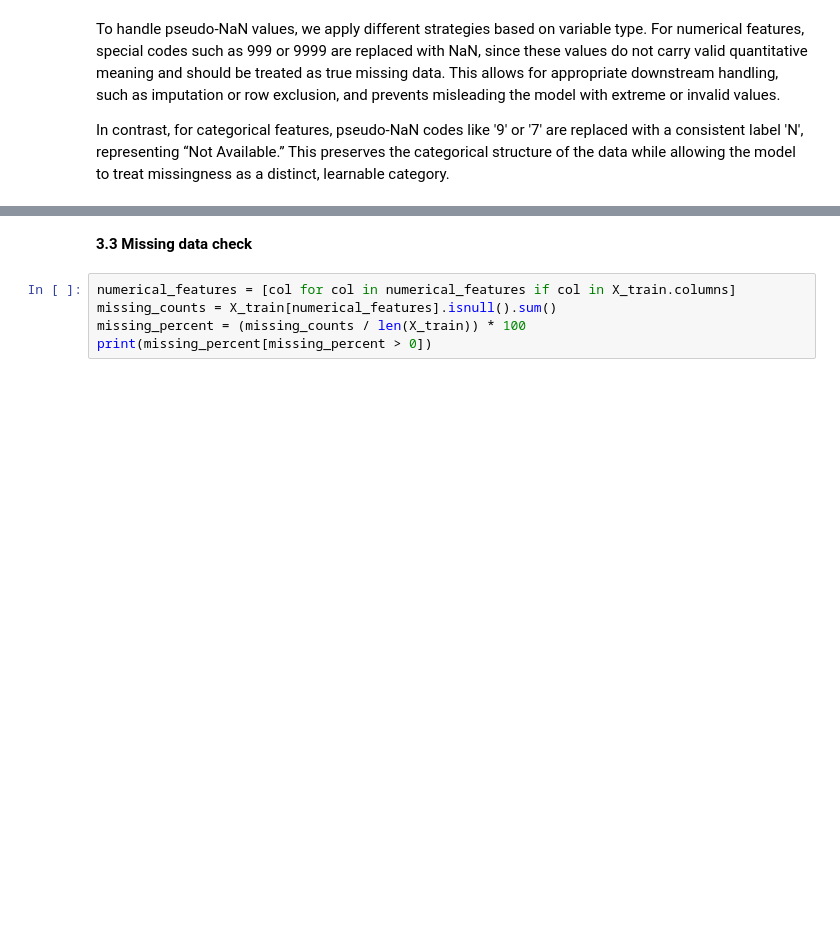
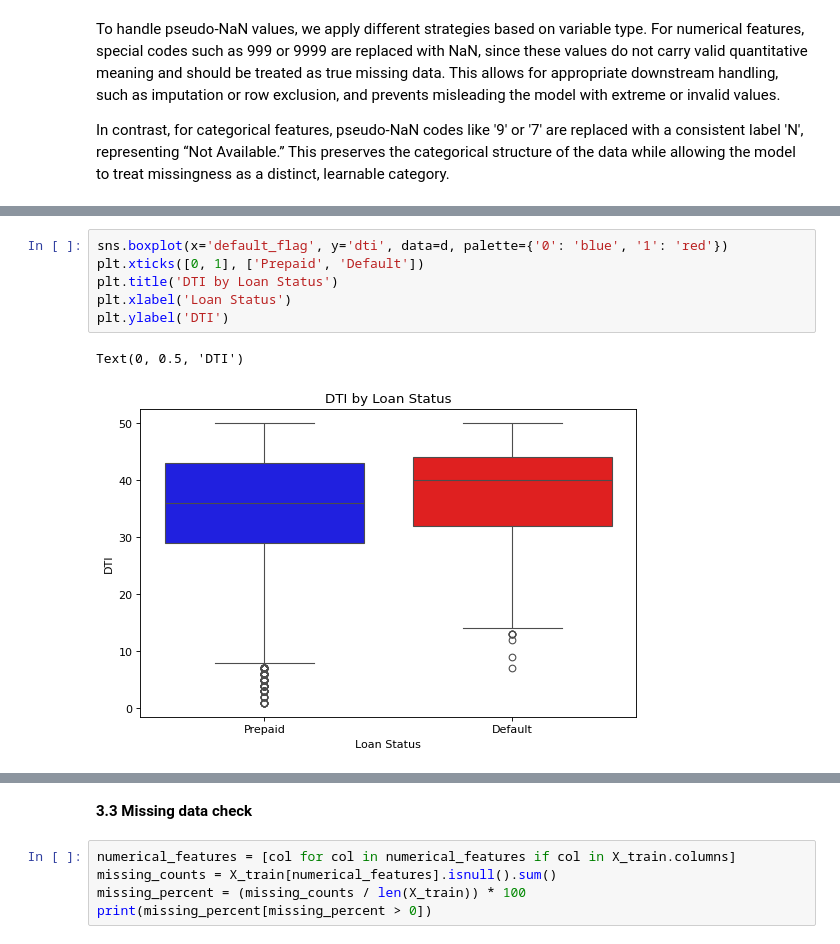
Before and after one commit to JinQiuqi/MLPy-project2, a Jupyter notebook: project2(3) (1).ipynb, the cells around one changed output, grey strips where cells are left out. Cells and saved outputs as stored; diff of their text form; blank space fills up the shorter version.

```diff
--- a/project2(3) (1).ipynb
+++ b/project2(3) (1).ipynb
@@ -264,0 +270,9 @@ Test set size: (25341, 24) Default rate: 0.0058797995343514466
+# %%
+sns.boxplot(x='default_flag', y='dti', data=d, palette={'0': 'blue', '1': 'red'})
+plt.xticks([0, 1], ['Prepaid', 'Default'])
+plt.title('DTI by Loan Status')
+plt.xlabel('Loan Status')
+plt.ylabel('DTI')
+# %% [output]
+Text(0, 0.5, 'DTI')
+[figure, added]
```
Also changed, not shown: parts of 39 cells of this notebook.
